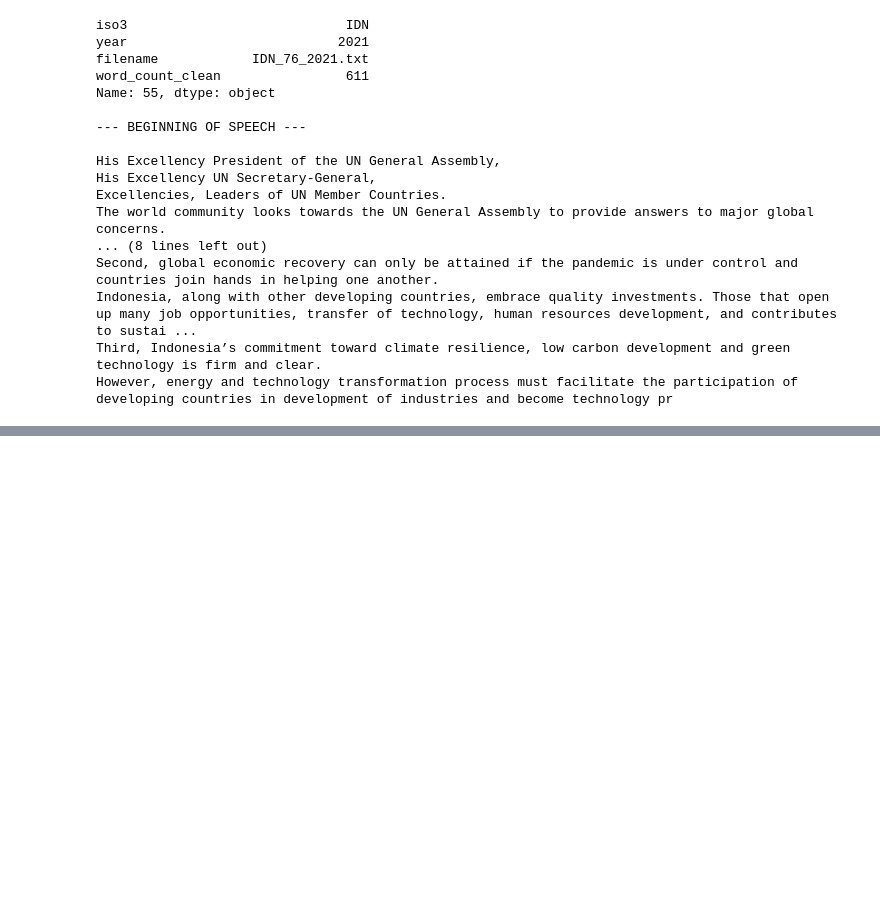
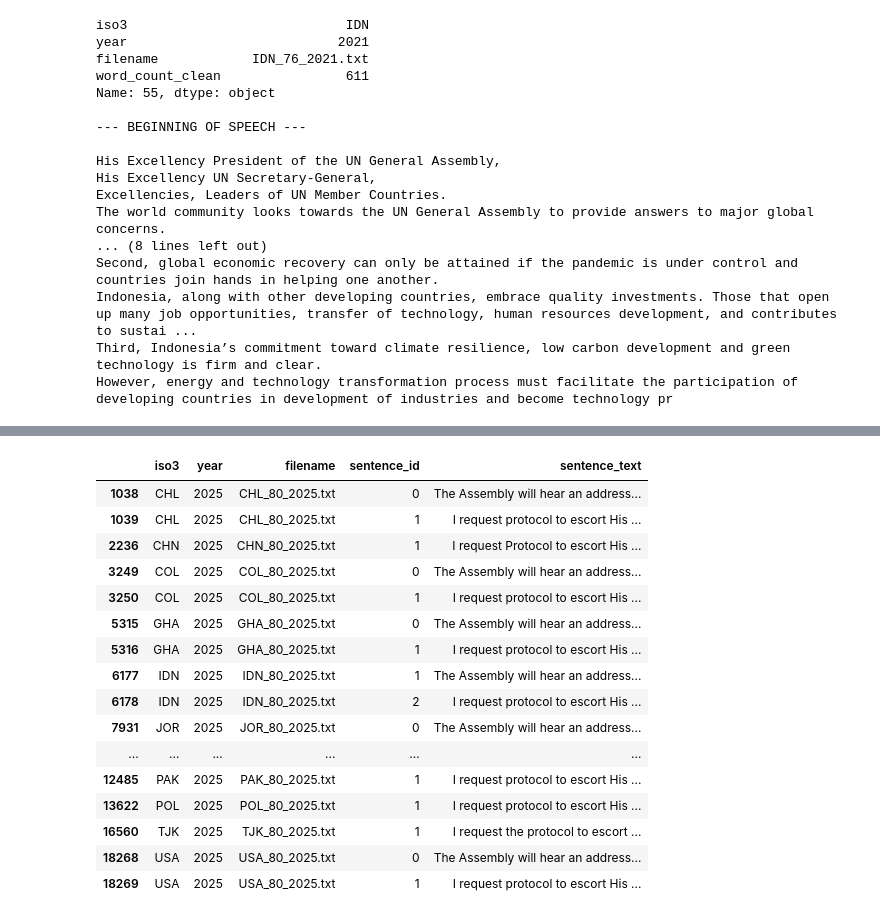
Before and after one commit to CatherineXie1017/kgl-mockproject, a Jupyter notebook: notebooks/02_preprocessing.ipynb, the cells around one changed output, grey strips where cells are left out. Cells and saved outputs as stored; diff of their text form; code cells hidden in the pictures; blank space fills up the shorter version.

```diff
--- a/notebooks/02_preprocessing.ipynb
+++ b/notebooks/02_preprocessing.ipynb
@@ -253,0 +651,18 @@ However, energy and technology transformation process must facilitate the partic
+# %%
+PROCEDURAL_PATTERNS = [
+    "the assembly will hear an address",
+    "i request protocol",
+    "escort his excellency",
+    "escort her excellency"
+]
+# %%
+def is_procedural_intro(sentence, sentence_id):
+    if sentence_id >= 5:
+        return False
+
+    sentence_lower = sentence.lower()
+
+    return any(
+        pattern in sentence_lower
+        for pattern in PROCEDURAL_PATTERNS
+    )
@@ -253,0 +678,16 @@ However, energy and technology transformation process must facilitate the partic
+# %%
+focal_sent_df["procedural_intro"] = focal_sent_df.apply(
+    lambda row: is_procedural_intro(
+        row["sentence_text"],
+        row["sentence_id"]
+    ),
+    axis=1
+)
+
+dev_sent_df["procedural_intro"] = dev_sent_df.apply(
+    lambda row: is_procedural_intro(
+        row["sentence_text"],
+        row["sentence_id"]
+    ),
+    axis=1
+)
@@ -253,0 +726,29 @@ However, energy and technology transformation process must facilitate the partic
+# %%
+focal_sent_df.loc[
+    focal_sent_df["procedural_intro"],
+    [
+        "iso3",
+        "year",
+        "filename",
+        "sentence_id",
+        "sentence_text"
+    ]
+].head(50)
+# %% [output]
+|  | iso3 | year | filename | sentence_id | sentence_text |
+| 1038 | CHL | 2025 | CHL_80_2025.txt | 0 | The Assembly will hear an address... |
+| 1039 | CHL | 2025 | CHL_80_2025.txt | 1 | I request protocol to escort His ... |
+| 2236 | CHN | 2025 | CHN_80_2025.txt | 1 | I request Protocol to escort His ... |
+| 3249 | COL | 2025 | COL_80_2025.txt | 0 | The Assembly will hear an address... |
+| 3250 | COL | 2025 | COL_80_2025.txt | 1 | I request protocol to escort His ... |
+| 5315 | GHA | 2025 | GHA_80_2025.txt | 0 | The Assembly will hear an address... |
+| 5316 | GHA | 2025 | GHA_80_2025.txt | 1 | I request protocol to escort His ... |
+| 6177 | IDN | 2025 | IDN_80_2025.txt | 1 | The Assembly will hear an address... |
+| 6178 | IDN | 2025 | IDN_80_2025.txt | 2 | I request protocol to escort His ... |
+| 7931 | JOR | 2025 | JOR_80_2025.txt | 0 | The Assembly will hear an address... |
+| ... | ... | ... | ... | ... | ... |
+| 12485 | PAK | 2025 | PAK_80_2025.txt | 1 | I request protocol to escort His ... |
+| 13622 | POL | 2025 | POL_80_2025.txt | 1 | I request protocol to escort His ... |
+| 16560 | TJK | 2025 | TJK_80_2025.txt | 1 | I request the protocol to escort ... |
+| 18268 | USA | 2025 | USA_80_2025.txt | 0 | The Assembly will hear an address... |
+| 18269 | USA | 2025 | USA_80_2025.txt | 1 | I request protocol to escort His ... |
```
Also changed, not shown: parts of 40 cells of this notebook, 1 other file.
